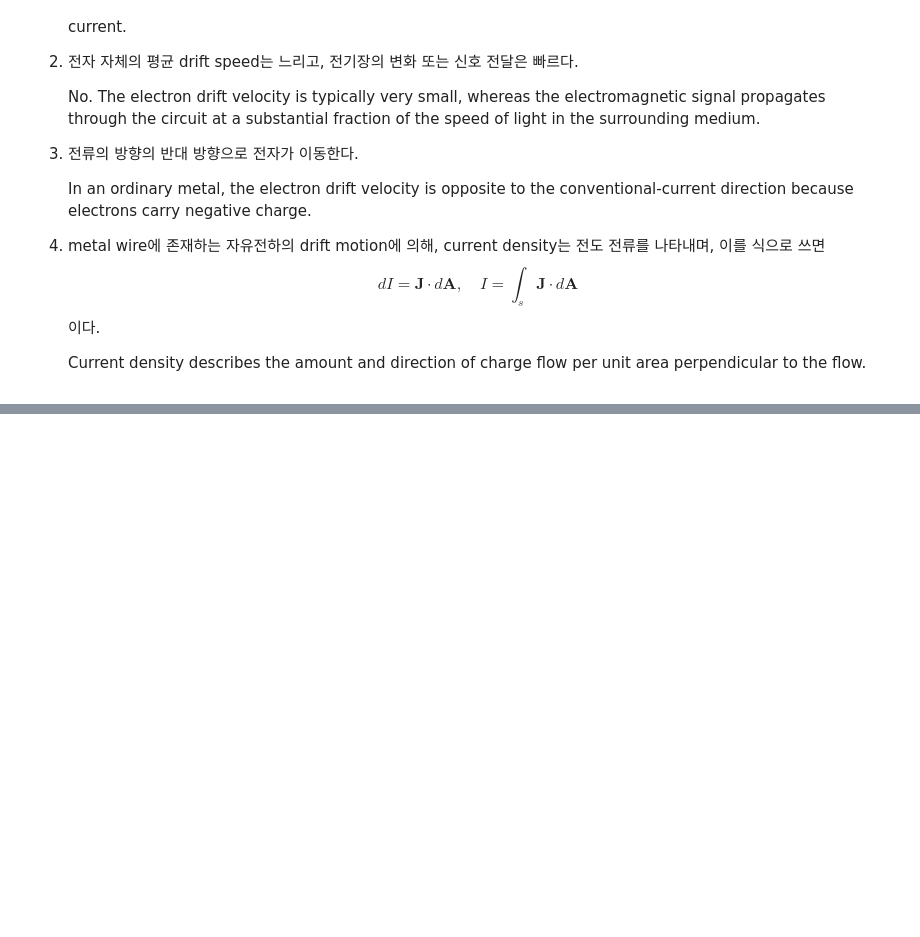
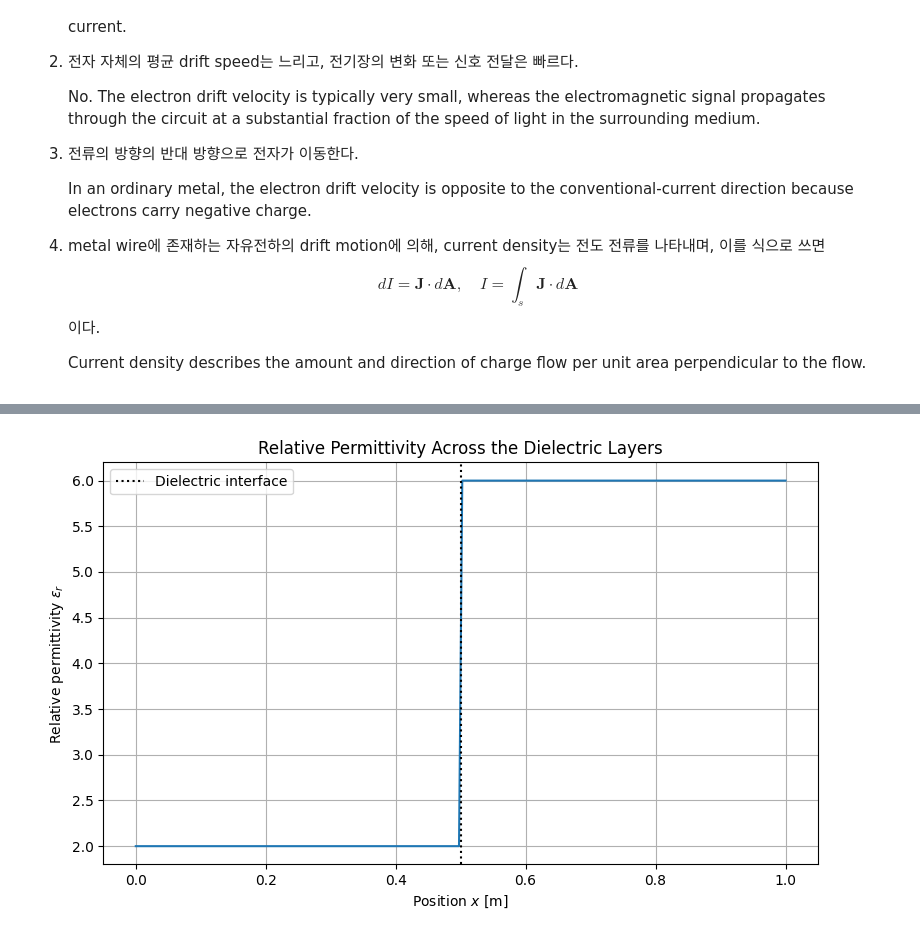
Before and after one commit to hyerim1212/maxwell-to-programmable-photonics, a Jupyter notebook: notebooks/03_conductors_currents_and_dielectrics.ipynb, the cells around one changed output, grey strips where cells are left out. Cells and saved outputs as stored; diff of their text form; code cells hidden in the pictures; blank space fills up the shorter version.

```diff
--- a/notebooks/03_conductors_currents_and_dielectrics.ipynb
+++ b/notebooks/03_conductors_currents_and_dielectrics.ipynb
@@ -219,0 +537,100 @@ A metal wire carries a steady current.
+# %%
+thicknesses = [0.5, 0.5] #[mm]
+relative_permittivities_3 = [2, 6]
+voltage_3 = 10 #[V]
+area_3 = 1.0e-4
+
+layered = layered_dielectric_capacitor(voltage_3, area_3, thicknesses, relative_permittivities_3)
+
+electric_displacement_3 = layered["electric_displacement"]
+D_f = layered["D_field"]
+electric_fields = layered["electric_fields"]
+voltage_drops = layered["voltage_drops"]
+capacitance_3 = layered["capacitance"]
+interface_potentials = layered["interface_potentials"]
+# %%
+x = np.linspace(0, thicknesses[0]+thicknesses[1], 200)
+
+epsilon_r = np.where(x < thicknesses[0], relative_permittivities_3[0] , relative_permittivities_3[1])
+
+
+E_1 = (electric_displacement_3 / (epsilon_0 * relative_permittivities_3[0]))
+
+E_2 = (electric_displacement_3/ (epsilon_0 * relative_permittivities_3[1]))
+
+E = np.where( x < thicknesses[0], E_1, E_2)
+
+voltage_at_interface = (voltage_3 - E_1 * thicknesses[0])
+
+V = np.where(x < thicknesses[0], voltage_3 - E_1 * x, voltage_at_interface  - E_2 * (x - thicknesses[0]))
+
+#epsilon
+plt.figure(figsize=(8, 5))
+
+plt.plot(x, epsilon_r)
+
+plt.axvline(thicknesses[0], linestyle=":", label="Dielectric interface", color = "black")
+
+plt.xlabel(r"Position $x$ [m]")
+plt.ylabel(r"Relative permittivity $\epsilon_r$")
+plt.title("Relative Permittivity Across the Dielectric Layers")
+plt.grid(True)
+plt.legend()
+plt.tight_layout()
+
+plt.show()
+
+
+#E
+plt.figure(figsize=(8, 5))
+
+plt.plot(x, E)
+
+plt.axvline( thicknesses[0], linestyle=":", label="Dielectric interface", color = "black")
+
+plt.xlabel(r"Position $x$ [m]")
+plt.ylabel(r"Electric field $E$ [V/m]")
+plt.title("Electric Field Across the Dielectric Layers")
+plt.grid(True)
+plt.legend()
+plt.tight_layout()
+
+plt.show()
+
+#V
+plt.figure(figsize=(8, 5))
+
+plt.plot(x, V)
+
+plt.axvline(thicknesses[0], linestyle=":", label="Dielectric interface", color = "black")
+
+plt.xlabel(r"Position $x$ [m]")
+plt.ylabel(r"Electric potential $V$ [V]")
+plt.title("Electric Potential Across the Dielectric Layers")
+plt.grid(True)
+plt.legend()
+plt.tight_layout()
+
+plt.show()
+
+
+
+#Electric displacement
+D = np.full_like( x, electric_displacement_3, dtype=float)
+
+plt.figure(figsize=(8, 5))
+
+plt.plot(x, D)
+
+plt.axvline(thicknesses[0], linestyle=":", label="Dielectric interface", color = "black")
+
+plt.xlabel(r"Position $x$ [m]")
+plt.ylabel( r"Electric displacement $D$ [$\mathrm{C/m^2}$]")
+plt.title("Electric Displacement Across the Dielectric Layers")
+plt.grid(True)
+plt.legend()
+plt.tight_layout()
+
+plt.show()
+# %% [output]
+[figure, added]
```
Also changed, not shown: parts of 16 cells of this notebook, 1 other file.
